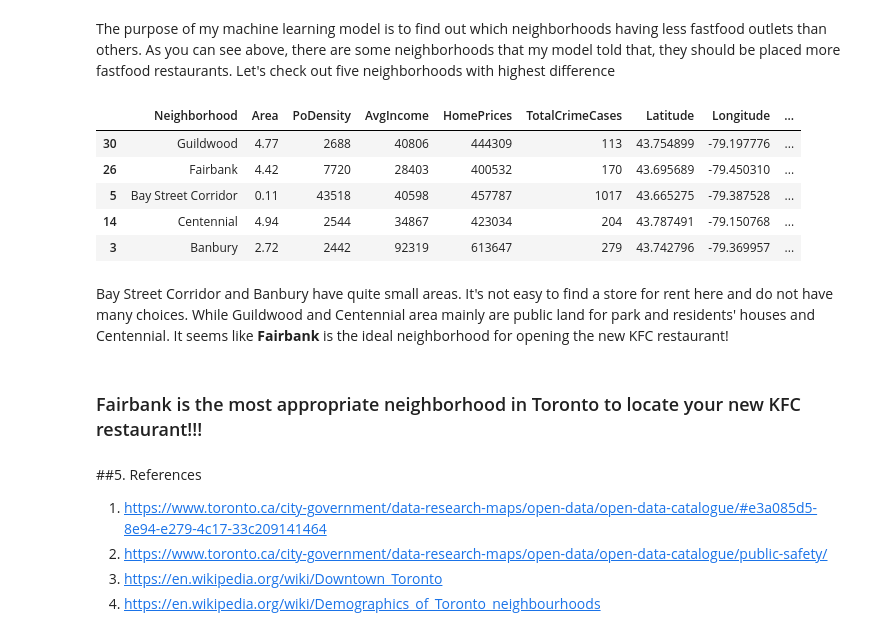
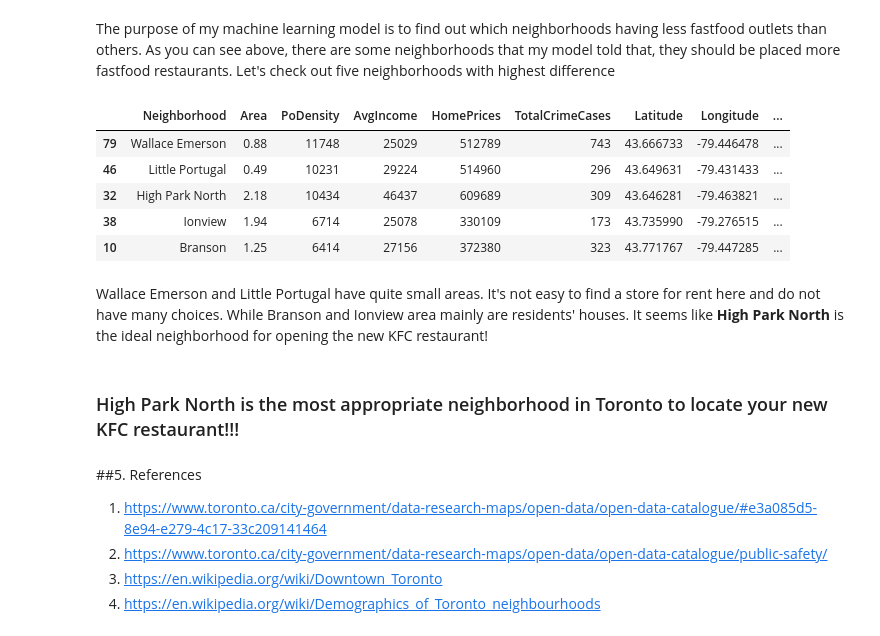
Before and after one commit to hungvm2/Coursera_Capstone, a Jupyter notebook: Capstone_Project_Toronto.ipynb, the cells around one changed output. Drawn from its saved outputs; the diff is of its cells as text; code cells hidden in the pictures.

```diff
--- a/Capstone_Project_Toronto.ipynb
+++ b/Capstone_Project_Toronto.ipynb
@@ -598,19 +598,19 @@ compare_neighborhood.sort_values('Difference', ascending=False)
 ##4. Analyze and Result
 # %% [markdown]
 The purpose of my machine learning model is to find out which neighborhoods having less fastfood outlets than others. As you can see above, there are some neighborhoods that my model told that, they should be placed more fastfood restaurants. Let's check out five neighborhoods with highest difference
-# %%
-toronto_df.iloc[[30,26,5,14,3],:]
-# %% [output]
-|  | Neighborhood | Area | PoDensity | AvgIncome | HomePrices | TotalCrimeCases | Latitude | Longitude | ... |
-| 30 | Guildwood | 4.77 | 2688 | 40806 | 444309 | 113 | 43.754899 | -79.197776 | ... |
-| 26 | Fairbank | 4.42 | 7720 | 28403 | 400532 | 170 | 43.695689 | -79.450310 | ... |
-| 5 | Bay Street Corridor | 0.11 | 43518 | 40598 | 457787 | 1017 | 43.665275 | -79.387528 | ... |
-| 14 | Centennial | 4.94 | 2544 | 34867 | 423034 | 204 | 43.787491 | -79.150768 | ... |
-| 3 | Banbury | 2.72 | 2442 | 92319 | 613647 | 279 | 43.742796 | -79.369957 | ... |
+# %%
+toronto_df.iloc[[79,46,32,38,10],:]
+# %% [output]
+|  | Neighborhood | Area | PoDensity | AvgIncome | HomePrices | TotalCrimeCases | Latitude | Longitude | ... |
+| 79 | Wallace Emerson | 0.88 | 11748 | 25029 | 512789 | 743 | 43.666733 | -79.446478 | ... |
+| 46 | Little Portugal | 0.49 | 10231 | 29224 | 514960 | 296 | 43.649631 | -79.431433 | ... |
+| 32 | High Park North | 2.18 | 10434 | 46437 | 609689 | 309 | 43.646281 | -79.463821 | ... |
+| 38 | Ionview | 1.94 | 6714 | 25078 | 330109 | 173 | 43.735990 | -79.276515 | ... |
+| 10 | Branson | 1.25 | 6414 | 27156 | 372380 | 323 | 43.771767 | -79.447285 | ... |
 # %% [markdown]
-Bay Street Corridor and Banbury have quite small areas. It's not easy to find a store for rent here and do not have many choices. While Guildwood and Centennial area mainly are public land for park and residents' houses and Centennial. It seems like **Fairbank** is the ideal neighborhood for opening the new KFC restaurant!
+Wallace Emerson and Little Portugal have quite small areas. It's not easy to find a store for rent here and do not have many choices. While Branson and Ionview area mainly are residents' houses. It seems like **High Park North** is the ideal neighborhood for opening the new KFC restaurant!
 # %% [markdown]
-<h3>Fairbank is the most appropriate neighborhood in Toronto to locate your new KFC restaurant!!!</h3>
+<h3>High Park North is the most appropriate neighborhood in Toronto to locate your new KFC restaurant!!!</h3>
 # %% [markdown]
 ##5. References
 1. https://www.toronto.ca/city-government/data-research-maps/open-data/open-data-catalogue/#e3a085d5-8e94-e279-4c17-33c209141464
```
